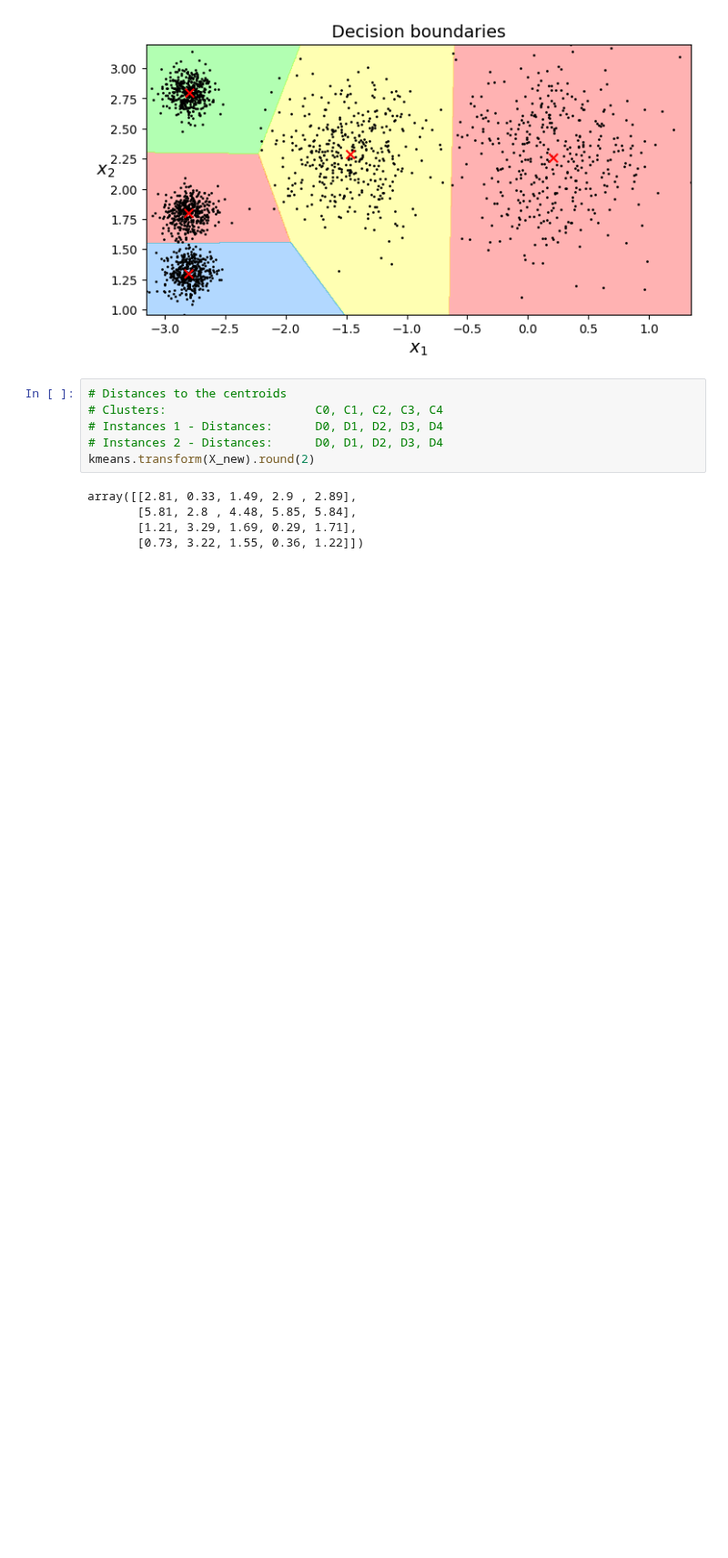
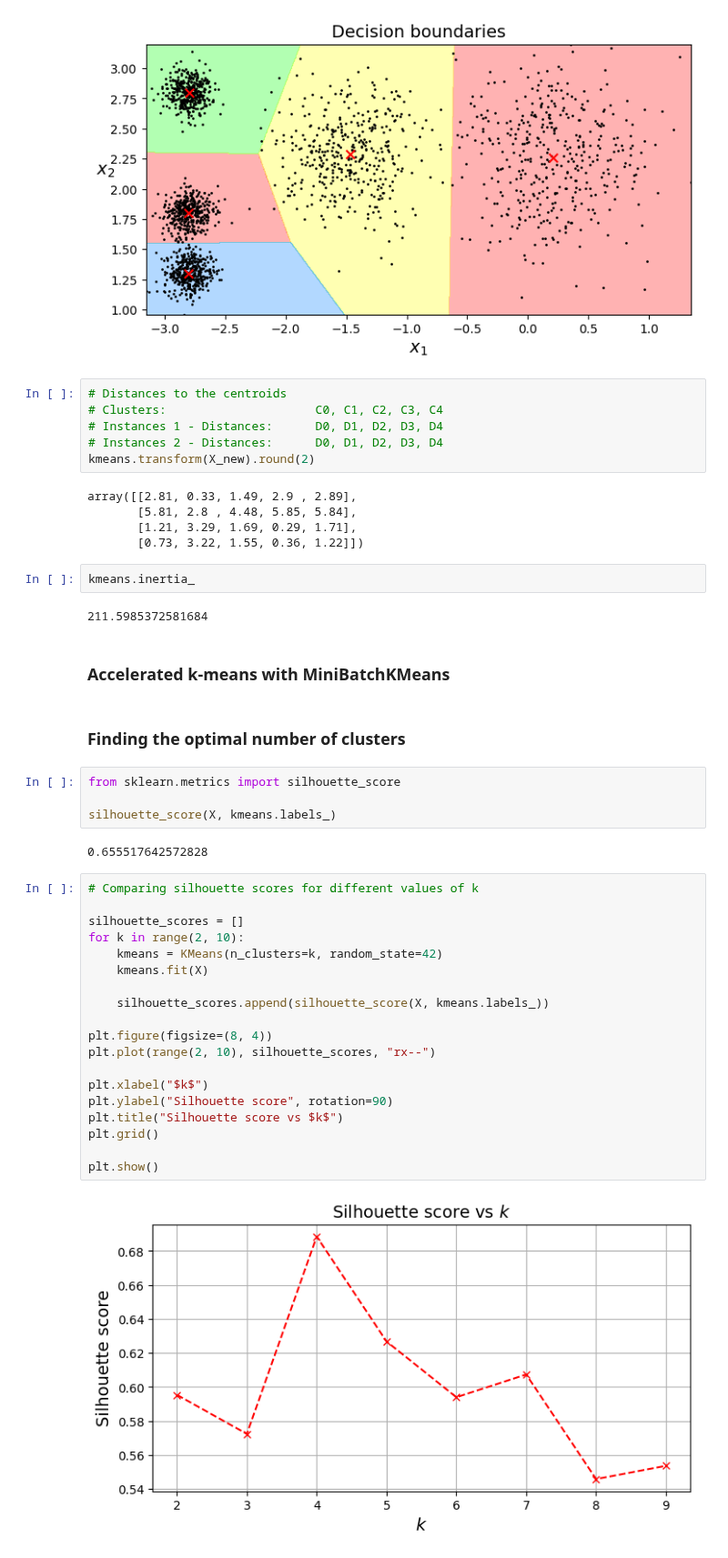
Before and after one commit to MrIsCM/Learning-Machine-Learning, a Jupyter notebook: Notebooks/09_Unsupervised_learning_techniques.ipynb, the cells around one changed output. Shown at 91% size. Drawn from its saved outputs; the diff is of its cells as text; blank space fills up the shorter version.

```diff
--- a/Notebooks/09_Unsupervised_learning_techniques.ipynb
+++ b/Notebooks/09_Unsupervised_learning_techniques.ipynb
@@ -112,3 +112,38 @@ array([[2.81, 0.33, 1.49, 2.9 , 2.89],
        [5.81, 2.8 , 4.48, 5.85, 5.84],
        [1.21, 3.29, 1.69, 0.29, 1.71],
        [0.73, 3.22, 1.55, 0.36, 1.22]])
+# %%
+kmeans.inertia_
+# %% [output]
+211.5985372581684
+# %% [markdown]
+### Accelerated k-means with MiniBatchKMeans
+# %% [markdown]
+### Finding the optimal number of clusters
+# %%
+from sklearn.metrics import silhouette_score
+
+silhouette_score(X, kmeans.labels_)
+# %% [output]
+0.655517642572828
+# %%
+# Comparing silhouette scores for different values of k
+
+silhouette_scores = []
+for k in range(2, 10):
+	kmeans = KMeans(n_clusters=k, random_state=42)
+	kmeans.fit(X)
+
+	silhouette_scores.append(silhouette_score(X, kmeans.labels_))
+
+plt.figure(figsize=(8, 4))
+plt.plot(range(2, 10), silhouette_scores, "rx--")
+
+plt.xlabel("$k$")
+plt.ylabel("Silhouette score", rotation=90)
+plt.title("Silhouette score vs $k$")
+plt.grid()
+
+plt.show()
+# %% [output]
+[figure, added]
```
Also changed, not shown: parts of 1 cell of this notebook.
